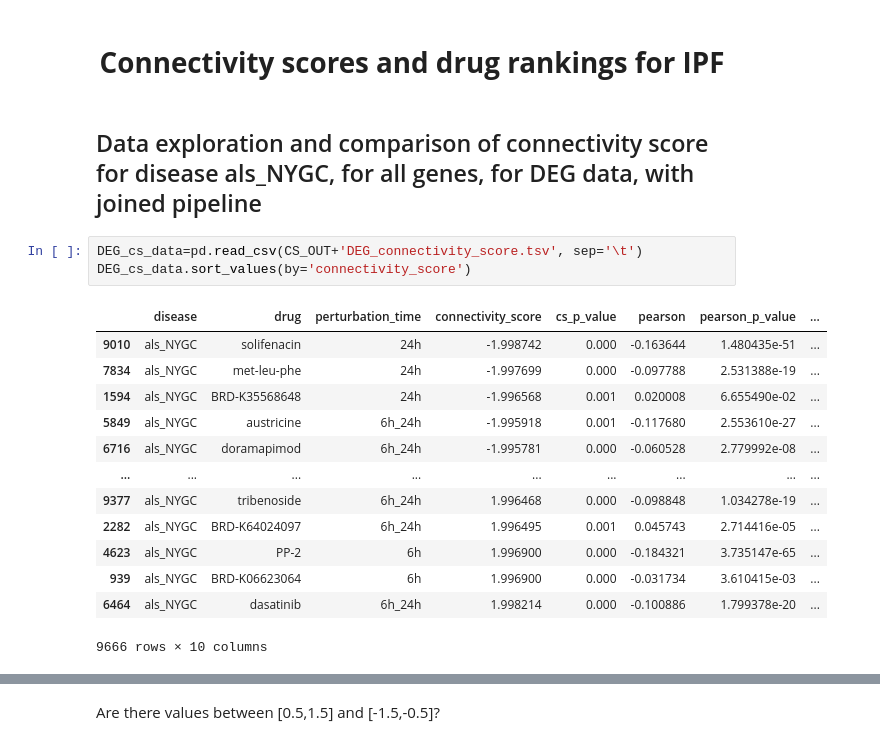
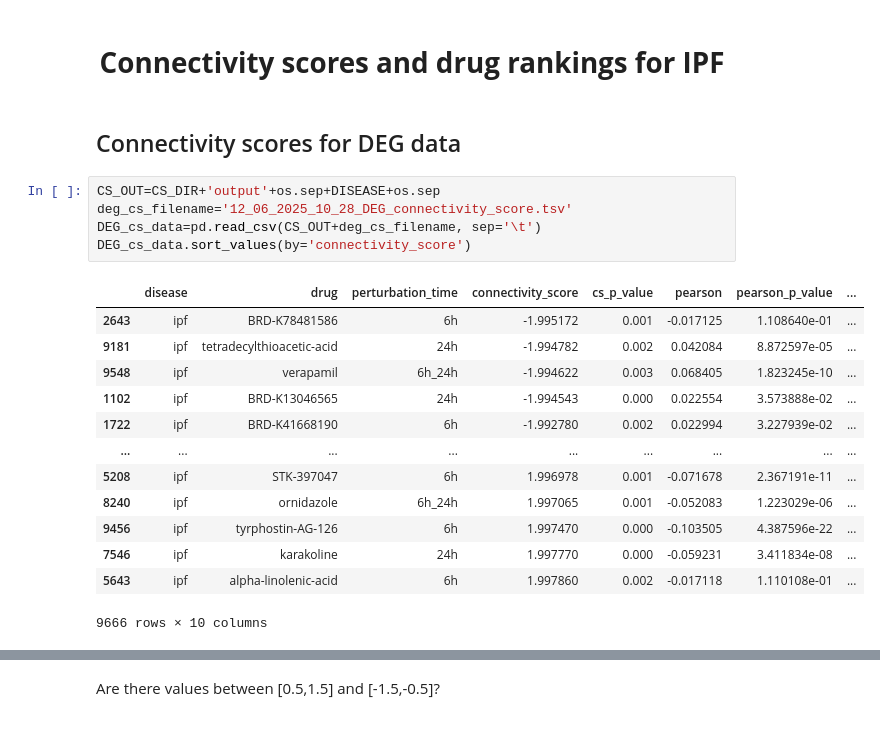
Before and after one commit to knowmics-lab/netcos, a Jupyter notebook: data_exploration/data_exploration_ipf.ipynb, the cells around one changed output, grey strips where cells are left out. Drawn from its saved outputs; the diff is of its cells as text.

```diff
--- a/data exploration/data_exploration_ALS.ipynb
+++ b/data_exploration/data_exploration_ipf.ipynb
@@ -378,22 +357,24 @@ Spearman cc: SignificanceResult(statistic=np.float64(-0.0070539538317160875), pv
 [figure]
 # %% [markdown]
 # <div align="center"><b>Connectivity scores and drug rankings for IPF</b>
-# %% [markdown]
-## Data exploration and comparison of connectivity score for disease als_NYGC, for all genes, for DEG data, with joined pipeline
+# %% [markdown]
+## Connectivity scores for DEG data
 # %%
-DEG_cs_data=pd.read_csv(CS_OUT+'DEG_connectivity_score.tsv', sep='\t')
+CS_OUT=CS_DIR+'output'+os.sep+DISEASE+os.sep
+deg_cs_filename='12_06_2025_10_28_DEG_connectivity_score.tsv'
+DEG_cs_data=pd.read_csv(CS_OUT+deg_cs_filename, sep='\t')
 DEG_cs_data.sort_values(by='connectivity_score')
 # %% [output]
 |  | disease | drug | perturbation_time | connectivity_score | cs_p_value | pearson | pearson_p_value | ... |
-| 9010 | als_NYGC | solifenacin | 24h | -1.998742 | 0.000 | -0.163644 | 1.480435e-51 | ... |
-| 7834 | als_NYGC | met-leu-phe | 24h | -1.997699 | 0.000 | -0.097788 | 2.531388e-19 | ... |
-| 1594 | als_NYGC | BRD-K35568648 | 24h | -1.996568 | 0.001 | 0.020008 | 6.655490e-02 | ... |
-| 5849 | als_NYGC | austricine | 6h_24h | -1.995918 | 0.001 | -0.117680 | 2.553610e-27 | ... |
-| 6716 | als_NYGC | doramapimod | 6h_24h | -1.995781 | 0.000 | -0.060528 | 2.779992e-08 | ... |
+| 2643 | ipf | BRD-K78481586 | 6h | -1.995172 | 0.001 | -0.017125 | 1.108640e-01 | ... |
+| 9181 | ipf | tetradecylthioacetic-acid | 24h | -1.994782 | 0.002 | 0.042084 | 8.872597e-05 | ... |
+| 9548 | ipf | verapamil | 6h_24h | -1.994622 | 0.003 | 0.068405 | 1.823245e-10 | ... |
+| 1102 | ipf | BRD-K13046565 | 24h | -1.994543 | 0.000 | 0.022554 | 3.573888e-02 | ... |
+| 1722 | ipf | BRD-K41668190 | 6h | -1.992780 | 0.002 | 0.022994 | 3.227939e-02 | ... |
 | ... | ... | ... | ... | ... | ... | ... | ... | ... |
-| 9377 | als_NYGC | tribenoside | 6h_24h | 1.996468 | 0.000 | -0.098848 | 1.034278e-19 | ... |
-| 2282 | als_NYGC | BRD-K64024097 | 6h_24h | 1.996495 | 0.001 | 0.045743 | 2.714416e-05 | ... |
-| 4623 | als_NYGC | PP-2 | 6h | 1.996900 | 0.000 | -0.184321 | 3.735147e-65 | ... |
-| 939 | als_NYGC | BRD-K06623064 | 6h | 1.996900 | 0.000 | -0.031734 | 3.610415e-03 | ... |
-| 6464 | als_NYGC | dasatinib | 6h_24h | 1.998214 | 0.000 | -0.100886 | 1.799378e-20 | ... |
+| 5208 | ipf | STK-397047 | 6h | 1.996978 | 0.001 | -0.071678 | 2.367191e-11 | ... |
+| 8240 | ipf | ornidazole | 6h_24h | 1.997065 | 0.001 | -0.052083 | 1.223029e-06 | ... |
+| 9456 | ipf | tyrphostin-AG-126 | 6h | 1.997470 | 0.000 | -0.103505 | 4.387596e-22 | ... |
+| 7546 | ipf | karakoline | 24h | 1.997770 | 0.000 | -0.059231 | 3.411834e-08 | ... |
+| 5643 | ipf | alpha-linolenic-acid | 6h | 1.997860 | 0.002 | -0.017118 | 1.110108e-01 | ... |
 9666 rows × 10 columns
```
Also changed, not shown: parts of 73 cells of this notebook, 8 other files.
